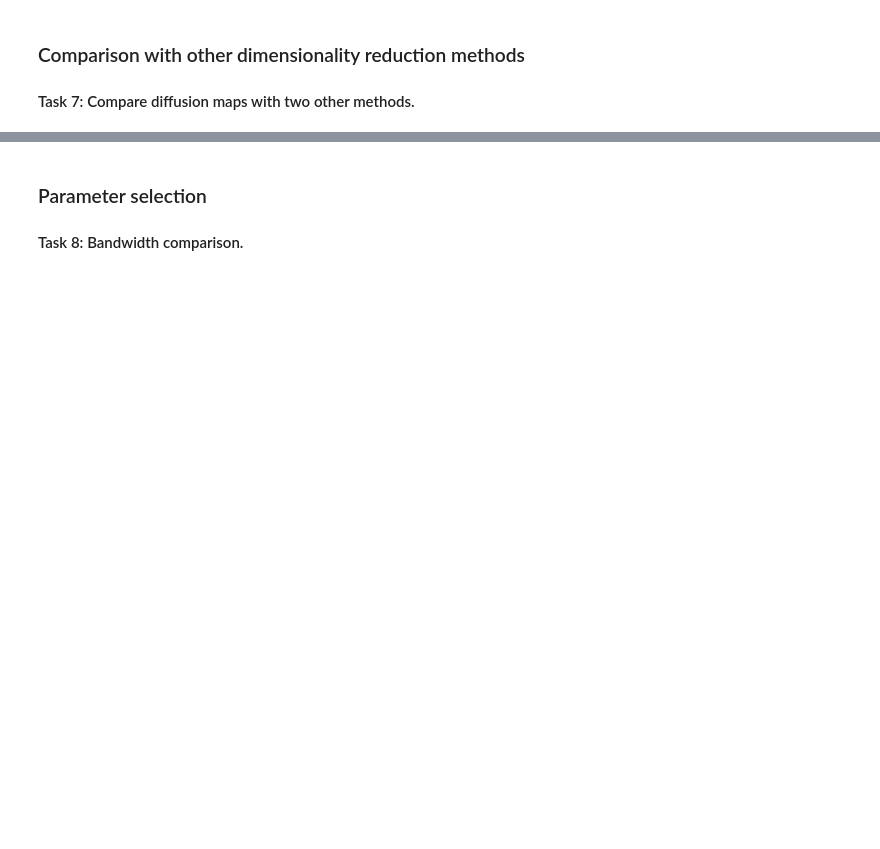
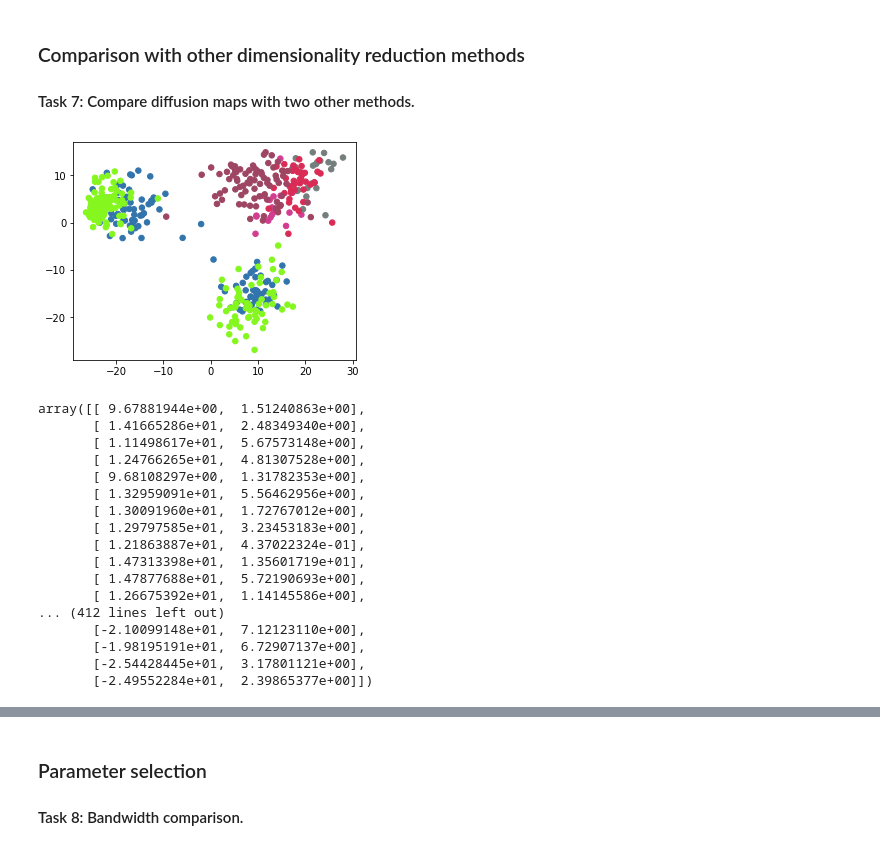
Before and after one commit to Janos95/lab_sheets, a Jupyter notebook: sheet04_material /DiffusionMaps_template.ipynb, the cells around one changed output, grey strips where cells are left out. Drawn from its saved outputs; the diff is of its cells as text; code cells hidden in the pictures; blank space fills up the shorter version.

```diff
--- a/sheet04_material /DiffusionMaps_template.ipynb
+++ b/sheet04_material /DiffusionMaps_template.ipynb
@@ -142,5 +222,28 @@ def load_guo_data():
 ### Comparison with other dimensionality reduction methods
 
 #### Task 7: Compare diffusion maps with two other methods.
+# %%
+# your code goes here
+pca = PCA(2)
+mllab.pca.plot_toy_2d(pca.fit_transform(data_normalized),labels)
+# %% [output]
+[figure, added]
+array([[ 9.67881944e+00,  1.51240863e+00],
+       [ 1.41665286e+01,  2.48349340e+00],
+       [ 1.11498617e+01,  5.67573148e+00],
+       [ 1.24766265e+01,  4.81307528e+00],
+       [ 9.68108297e+00,  1.31782353e+00],
+       [ 1.32959091e+01,  5.56462956e+00],
+       [ 1.30091960e+01,  1.72767012e+00],
+       [ 1.29797585e+01,  3.23453183e+00],
+       [ 1.21863887e+01,  4.37022324e-01],
+       [ 1.47313398e+01,  1.35601719e+01],
+       [ 1.47877688e+01,  5.72190693e+00],
+       [ 1.26675392e+01,  1.14145586e+00],
+... (412 lines left out)
+       [-2.10099148e+01,  7.12123110e+00],
+       [-1.98195191e+01,  6.72907137e+00],
+       [-2.54428445e+01,  3.17801121e+00],
+       [-2.49552284e+01,  2.39865377e+00]])
 # %%
 # your code goes here
```
Also changed, not shown: parts of 20 cells of this notebook, 10 other files.
